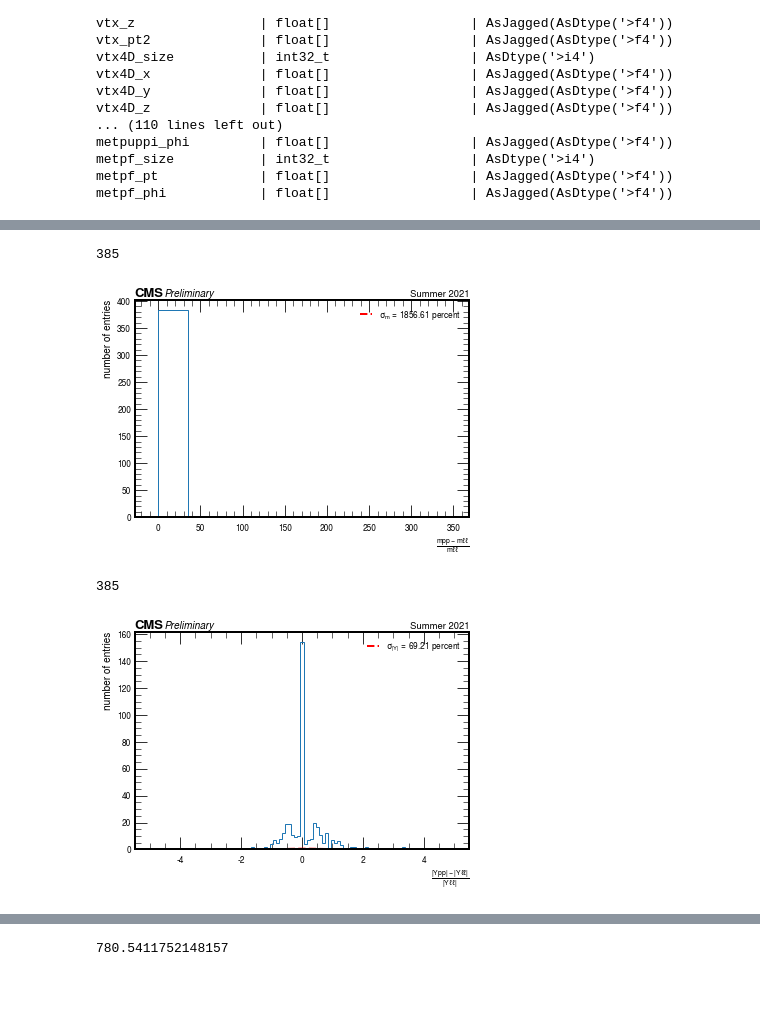
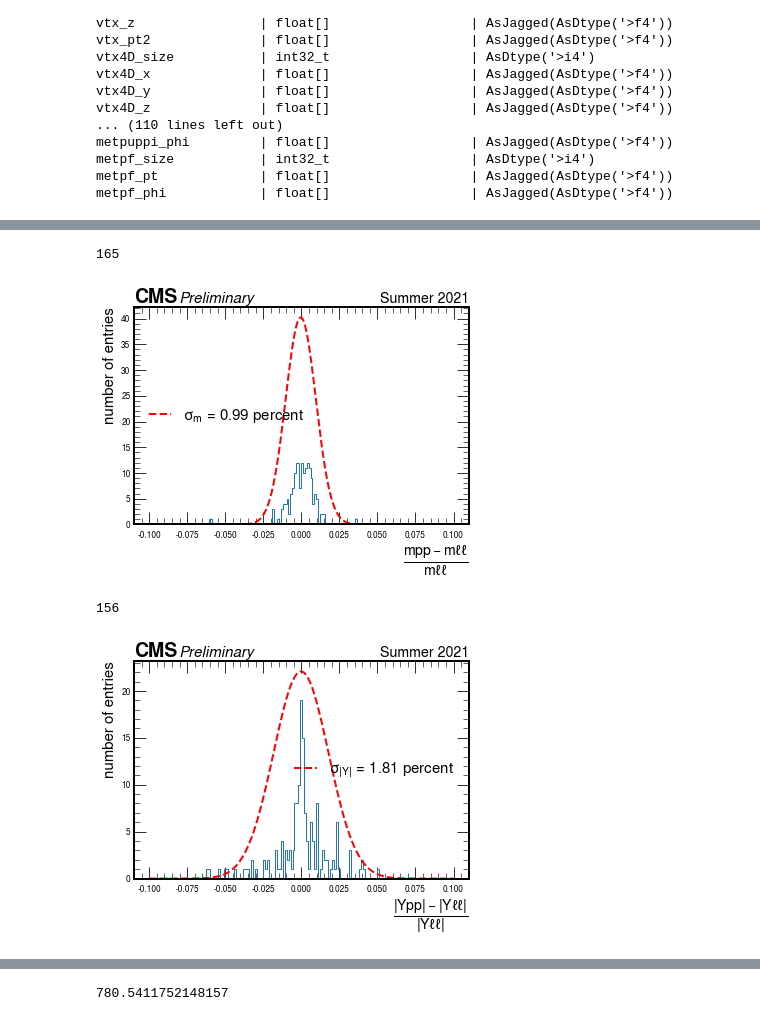
Before and after one commit to jloemker/SWAN, a Jupyter notebook: Analysis_Bg_Sig.ipynb, the cells around one changed output, grey strips where cells are left out. Cells and saved outputs as stored; diff of their text form; code cells hidden in the pictures; blank space fills up the shorter version.

```diff
--- a/Analysis_Bg_Sig.ipynb
+++ b/Analysis_Bg_Sig.ipynb
@@ -227,41 +168,41 @@ ax.set(xlabel=r'rec_y - mu_y', ylabel='number of entries')
 # %%
 #You can plot mpp/mll-1 distribution, fit a gaussian and define a cut to be within the 2 sigma: |mpp-mll| < 2*sigma*mll
 data = (sig['mpp'].values/sig['mll'].values)-1
 #data = data[~np.isnan(data) & (abs(data) < 0.1)]
-#data = data[data < 50]
+data = data[ (data < 0.1) & (data > -0.1)]
 #np.delete(data,max(data))
 #data = data
 print((len(data)))
-bins = np.linspace(-10,10,54)
+bins = np.linspace(-0.1,0.1,165)
 f, ax = plt.subplots()
-plt.hist(data, histtype='step')
+plt.hist(data,bins, histtype='step')
 
 #fit to gaussian (to avoid bias from outliers restrict the fitted area):  = analysis['s_mpp']-analysis['s_mll'] <
 (mu_m, sigma_m) = stats.norm.fit(data)
 x=bins
 y=stats.norm.pdf(x, mu_m, sigma_m)
 ax.plot(x, y, 'r--', linewidth=2,label='$\sigma_{m}$ = %2.2f percent'%(sigma_m*100))
 
 hep.cms.label(llabel="Preliminary", rlabel="Summer 2021", ax=ax, fontsize=15)
 ax.set(xlabel=r'$ \frac{mpp - m\ell\ell}{m\ell\ell}$', ylabel='number of entries')
 ax.legend(fontsize=15)
 ax.xaxis.label.set_size(20)
 ax.yaxis.label.set_size(15)
 
-plt.savefig('Week6/fit_mass_ratio.png')
+plt.savefig('Week7/fit_mass_ratio.png')
 # %% [output]
-385
+165
-[figure, old version]
+[figure, new version]
 # %%
 new_data = (sig['ypp'].values - sig['yll'].values)/abs(sig['yll'].values)
 
-#new_data = data[~np.isnan(data) & (data < 0.1) & (data > -0.1) ]
+new_data = new_data[~np.isnan(new_data) & (new_data < 0.1) & (new_data > -0.1) ]
 #data = data[data <100]
 #new_data = np.delete(data, np.where(data == np.max(data)) )
 #new_data = np.delete(new_data,np.where(data == np.min(data)) )
 print(len(new_data))
-bins = np.linspace(-5,5,100)
-#bins = np.linspace(-0.1,0.1,49)
+#bins = np.linspace(-1,1,100)
+bins = np.linspace(-0.1,0.1,156)
 f, ax = plt.subplots()
 plt.hist(new_data,bins, histtype='step')
 
@@ -277,10 +218,10 @@ ax.legend(fontsize=15)
 ax.xaxis.label.set_size(20)
 ax.yaxis.label.set_size(15)
 
-plt.savefig('Week6/fit_eta_ratio.png')
+plt.savefig('Week7/fit_eta_ratio.png')
 # %% [output]
-385
+156
-[figure, old version]
+[figure, new version]
 # %%
 #criteria for selection: |mpp-mll|<2sigma*mll
 #sigma_m = 0.03
```
Also changed, not shown: parts of 34 cells of this notebook, 1 other file.
